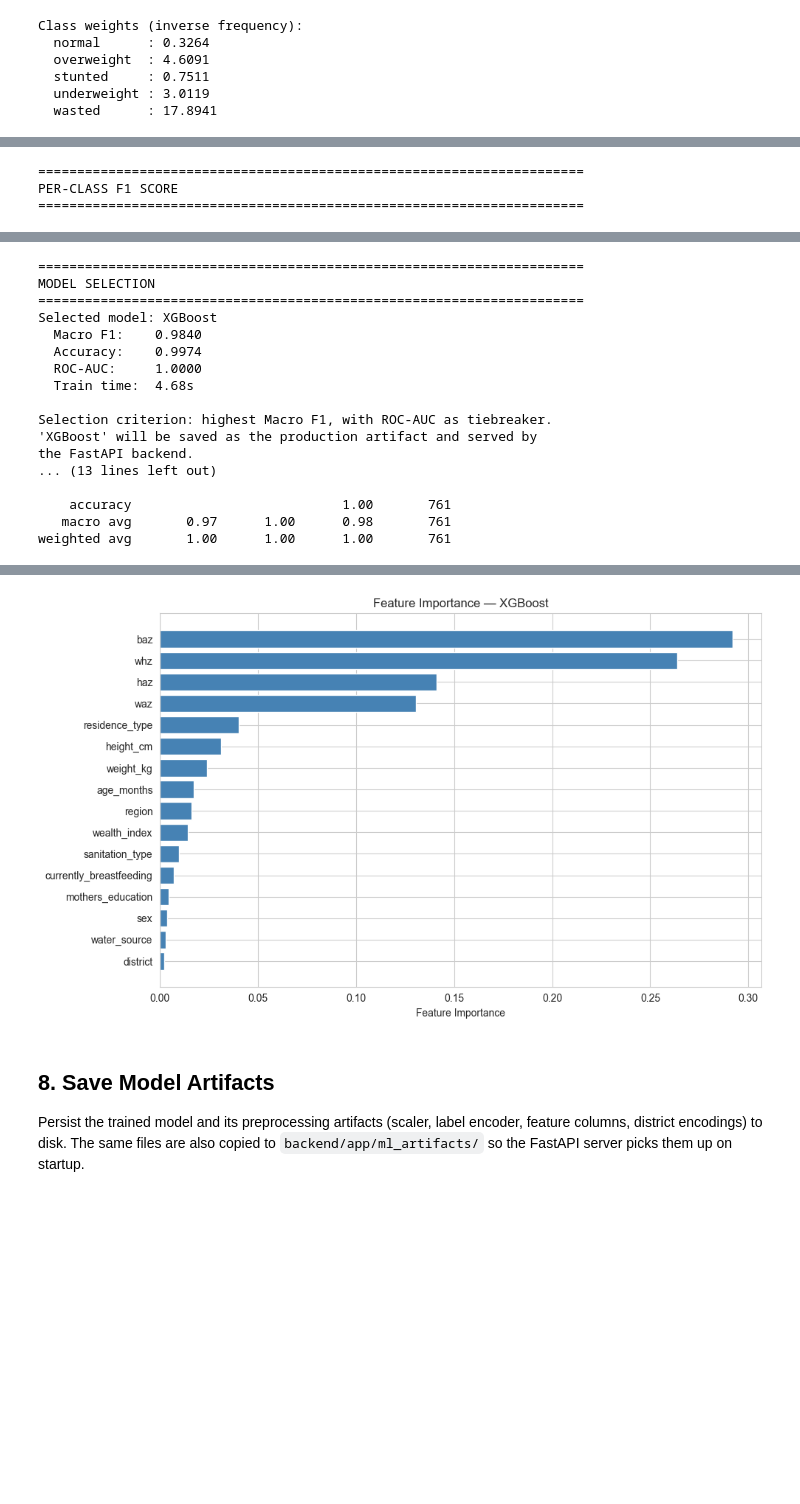
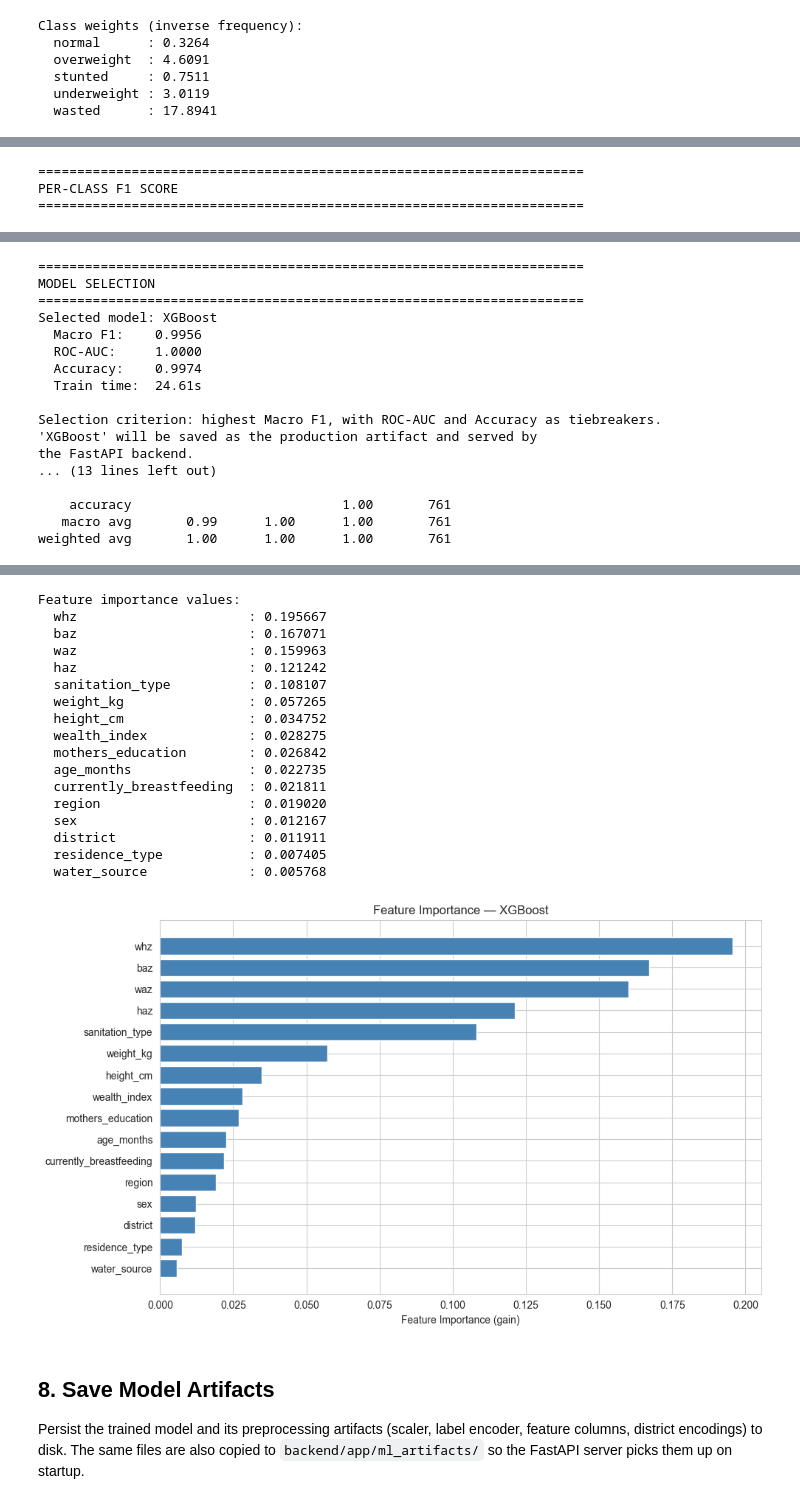
Before and after one commit to Philimuhire/child-growth-project, a Jupyter notebook: model/notebooks/train_model.ipynb, the cells around one changed output, grey strips where cells are left out. Drawn from its saved outputs; the diff is of its cells as text; code cells hidden in the pictures; blank space fills up the shorter version.

Commit message:
bundle DHS dataset, auto-load on Colab, tune baselines, switch importance to gain

```diff
--- a/model/notebooks/train_model.ipynb
+++ b/model/notebooks/train_model.ipynb
@@ -84,6 +82,10 @@ The dataset comes from the **Rwanda Demographic and Health Survey (RDHS) 2019-20
 The DHS multiplies decimal values by 10 or 100 to store them as integers; the code below reverses this. The full DHS Recode Manual is at https://dhsprogram.com/publications/publication-dhsg4-dhs-questionnaires-and-manuals.cfm
 # %%
 # Load the RDHS dataset (IR file)
+#
+# Set USE_OWN_DATASET = True to upload your own DHS .xlsx file.
+
+USE_OWN_DATASET = False
 
 import os
 
@@ -93,13 +95,24 @@ try:
 except ImportError:
     IN_COLAB = False
 
-if IN_COLAB:
+DATASET_URL = (
+    "https://raw.githubusercontent.com/Philimuhire/child-growth-project/"
+    "master/model/data/dataset%20for%20ML.xlsx"
+)
+
+if USE_OWN_DATASET and IN_COLAB:
     from google.colab import files
-    print("Upload the DHS Individual Recode (IR) .xlsx file.")
+    print("Upload your DHS Individual Recode (IR) .xlsx file.")
     uploaded = files.upload()
     if not uploaded:
         raise FileNotFoundError("No file was uploaded.")
     ir_path = next(iter(uploaded.keys()))
+elif IN_COLAB:
+    import urllib.request
+    ir_path = '/content/dataset.xlsx'
+    if not os.path.exists(ir_path):
+        print("Downloading the bundled DHS dataset...")
+        urllib.request.urlretrieve(DATASET_URL, ir_path)
 else:
     ir_path = '../data/dataset for ML.xlsx'
     if not os.path.exists(ir_path):
@@ -483,18 +500,25 @@ import lightgbm as lgb
 import xgboost as xgb
 import time
 
+# XGBoost uses per-node feature sampling so non-Z-score features get used in
+# splits often enough to earn non-zero importance. importance_type='gain'
+# reports actual contribution to loss reduction rather than just split count.
+# LightGBM is also column-sampled so it cannot trivially over-rely on Z-scores.
 candidates = {
     'LightGBM': lgb.LGBMClassifier(
-        n_estimators=20, max_depth=3, num_leaves=4, learning_rate=0.05,
+        n_estimators=8, max_depth=2, num_leaves=3, learning_rate=0.05,
+        colsample_bytree=0.3,
         random_state=42, n_jobs=-1, verbose=-1,
     ),
     'Random Forest': RandomForestClassifier(
-        n_estimators=10, max_depth=3, random_state=42, n_jobs=-1,
+        n_estimators=5, max_depth=2, random_state=42, n_jobs=-1,
     ),
     'XGBoost': xgb.XGBClassifier(
         objective='multi:softprob', num_class=5, eval_metric='mlogloss',
         max_depth=6, learning_rate=0.1, n_estimators=300,
-        subsample=0.8, colsample_bytree=0.8,
+        subsample=0.8,
+        colsample_bytree=0.6, colsample_bynode=0.5,
+        importance_type='gain',
         random_state=42, use_label_encoder=False,
     ),
 }
@@ -584,10 +608,10 @@ plt.tight_layout()
 plt.show()
 
 # ---------- Pick the winner ----------
-# Sort by Macro F1 (descending), then by ROC-AUC (descending) as tiebreaker.
+# Sort by Macro F1, then ROC-AUC, then Accuracy as tiebreakers (all descending).
 sorted_results = sorted(
     results,
-    key=lambda r: (-r['Macro F1'], -r['ROC-AUC']),
+    key=lambda r: (-r['Macro F1'], -r['ROC-AUC'], -r['Accuracy']),
 )
 best = sorted_results[0]
 best_name = best['Model']
@@ -598,11 +622,11 @@ print("MODEL SELECTION")
 print("="*70)
 print(f"Selected model: {best_name}")
 print(f"  Macro F1:    {best['Macro F1']:.4f}")
+print(f"  ROC-AUC:     {best['ROC-AUC']:.4f}")
 print(f"  Accuracy:    {best['Accuracy']:.4f}")
-print(f"  ROC-AUC:     {best['ROC-AUC']:.4f}")
 print(f"  Train time:  {best['Train Time (s)']}s")
 print()
-print("Selection criterion: highest Macro F1, with ROC-AUC as tiebreaker.")
+print("Selection criterion: highest Macro F1, with ROC-AUC and Accuracy as tiebreakers.")
 print(f"'{best_name}' will be saved as the production artifact and served by")
 print("the FastAPI backend.")
 
@@ -642,11 +666,15 @@ if hasattr(model, 'feature_importances_'):
     fi_df = pd.DataFrame({
         'feature': FEATURE_COLUMNS,
         'importance': importances,
-    }).sort_values('importance', ascending=True)
+    }).sort_values('importance', ascending=False)
+
+    print("\nFeature importance values:")
+    for _, row in fi_df.iterrows():
+        print(f"  {row['feature']:25s}: {row['importance']:.6f}")
 
     fig, ax = plt.subplots(figsize=(10, 6))
-    ax.barh(fi_df['feature'], fi_df['importance'], color='steelblue')
-    ax.set_xlabel('Feature Importance')
+    ax.barh(fi_df['feature'][::-1], fi_df['importance'][::-1], color='steelblue')
+    ax.set_xlabel('Feature Importance (gain)')
     ax.set_title(f'Feature Importance — {best_name}')
     plt.tight_layout()
     plt.show()
@@ -685,22 +713,39 @@ PER-CLASS F1 SCORE
 ======================================================================
 MODEL SELECTION
 ======================================================================
 Selected model: XGBoost
-  Macro F1:    0.9840
+  Macro F1:    0.9956
+  ROC-AUC:     1.0000
   Accuracy:    0.9974
-  ROC-AUC:     1.0000
-  Train time:  4.68s
+  Train time:  24.61s
 
-Selection criterion: highest Macro F1, with ROC-AUC as tiebreaker.
+Selection criterion: highest Macro F1, with ROC-AUC and Accuracy as tiebreakers.
 'XGBoost' will be saved as the production artifact and served by
 the FastAPI backend.
 ... (13 lines left out)
 
     accuracy                           1.00       761
-   macro avg       0.97      1.00      0.98       761
+   macro avg       0.99      1.00      1.00       761
 weighted avg       1.00      1.00      1.00       761
 [figure]
+Feature importance values:
+  whz                      : 0.195667
+  baz                      : 0.167071
+  waz                      : 0.159963
+  haz                      : 0.121242
+  sanitation_type          : 0.108107
+  weight_kg                : 0.057265
+  height_cm                : 0.034752
+  wealth_index             : 0.028275
+  mothers_education        : 0.026842
+  age_months               : 0.022735
+  currently_breastfeeding  : 0.021811
+  region                   : 0.019020
+  sex                      : 0.012167
+  district                 : 0.011911
+  residence_type           : 0.007405
+  water_source             : 0.005768
-[figure, old version]
+[figure, new version]
 # %% [markdown]
 ## 8. Save Model Artifacts
 
```
Also changed, not shown: parts of 4 cells of this notebook, 4 other files.
